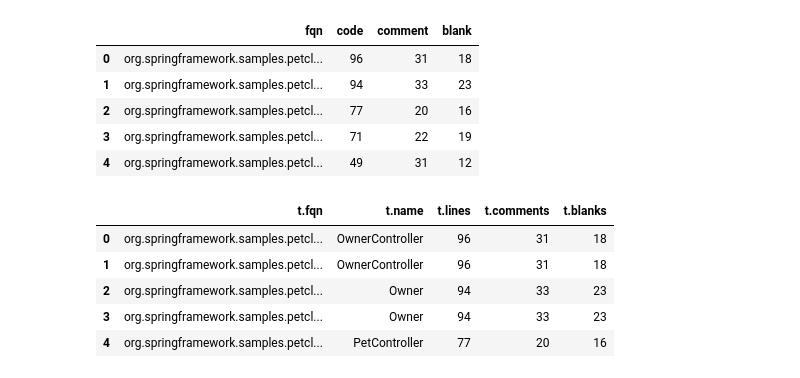
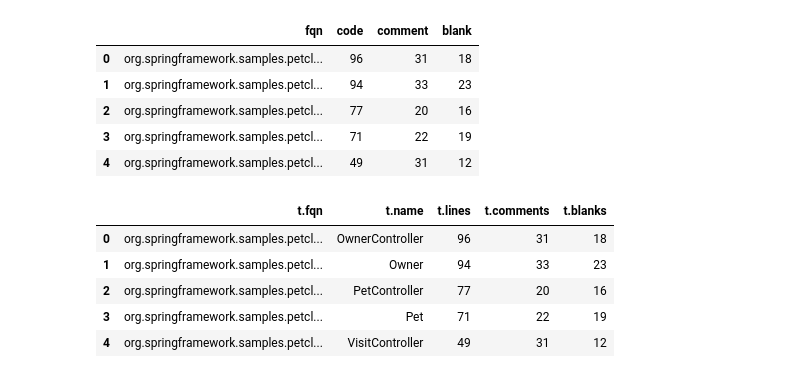
Before and after one commit to feststelltaste/software-graph-analytics-workshop, a Jupyter notebook: Importing data into Neo4j without jQAssistant.ipynb, the cells around one changed output. Saved outputs shown, nothing was run; the diff lists cells and outputs as text; code cells hidden in the pictures.

```diff
--- a/Importing data into Neo4j without jQAssistant.ipynb
+++ b/Importing data into Neo4j without jQAssistant.ipynb
@@ -144,0 +149,7 @@ Graph('http://localhost:7474')
+# %%
+query="""
+   MATCH (n:JType)
+   MATCH (m:JMeasure)
+   DETACH DELETE n, m
+"""
+graph.run(query)
@@ -157,7 +170,7 @@ petclinic_deps.head()
 query="""
     UNWIND {deps_data} as dep
     CREATE
-        (t:Type)
+        (t:JType)
     SET
         t.fqn = dep.from,
         t.name = dep.name
@@ -185,8 +198,8 @@ graph.run(query)
 # %%
 query="""
     UNWIND {deps_data} as dep
-    MATCH (from:Type {fqn : dep.from})
-    MATCH (to:Type {fqn: dep.to})
+    MATCH (from:JType {fqn : dep.from})
+    MATCH (to:JType {fqn: dep.to})
     MERGE (from)-[:DEPENDS_ON]->(to)
     RETURN from.fqn, to.fqn
 """
@@ -214,10 +227,10 @@ coverage.head()
 # %%
 query="""
     UNWIND {coverage_data} as coverage
-    MATCH (t:Type {fqn : coverage.fqn})
-    MERGE (t)-[:HAS_MEASURE]->(m)
+    MATCH (t:JType {fqn : coverage.fqn})
+    MERGE (t)-[:HAS_JMEASURE]->(m)
     SET
-        m:Measure:Coverage,
+        m:JMeasure:JCoverage,
         m.ratio = coverage.ratio
     RETURN t.fqn as fqn, m.ratio as ratio
 """
@@ -244,20 +256,20 @@ loc.head()
 # %%
 query="""
     UNWIND {cloc_data} as loc
-    MATCH (t:Type {fqn : loc.fqn})
+    MATCH (t:JType {fqn : loc.fqn})
     SET
         t.lines = loc.code,
         t.comments = loc.comment,
         t.blanks = loc.blank
     RETURN t.fqn, t.name, t.lines, t.comments, t.blanks
 """
 
 result = graph.run(query, cloc_data=loc.to_dict(orient='records')).data()
 pd.DataFrame(result).head()
 # %% [output]
 |  | t.fqn | t.name | t.lines | t.comments | t.blanks |
 | 0 | org.springframework.samples.petcl... | OwnerController | 96 | 31 | 18 |
-| 1 | org.springframework.samples.petcl... | OwnerController | 96 | 31 | 18 |
-| 2 | org.springframework.samples.petcl... | Owner | 94 | 33 | 23 |
-| 3 | org.springframework.samples.petcl... | Owner | 94 | 33 | 23 |
-| 4 | org.springframework.samples.petcl... | PetController | 77 | 20 | 16 |
+| 1 | org.springframework.samples.petcl... | Owner | 94 | 33 | 23 |
+| 2 | org.springframework.samples.petcl... | PetController | 77 | 20 | 16 |
+| 3 | org.springframework.samples.petcl... | Pet | 71 | 22 | 19 |
+| 4 | org.springframework.samples.petcl... | VisitController | 49 | 31 | 12 |
```
Also changed, not shown: parts of 12 cells of this notebook.
